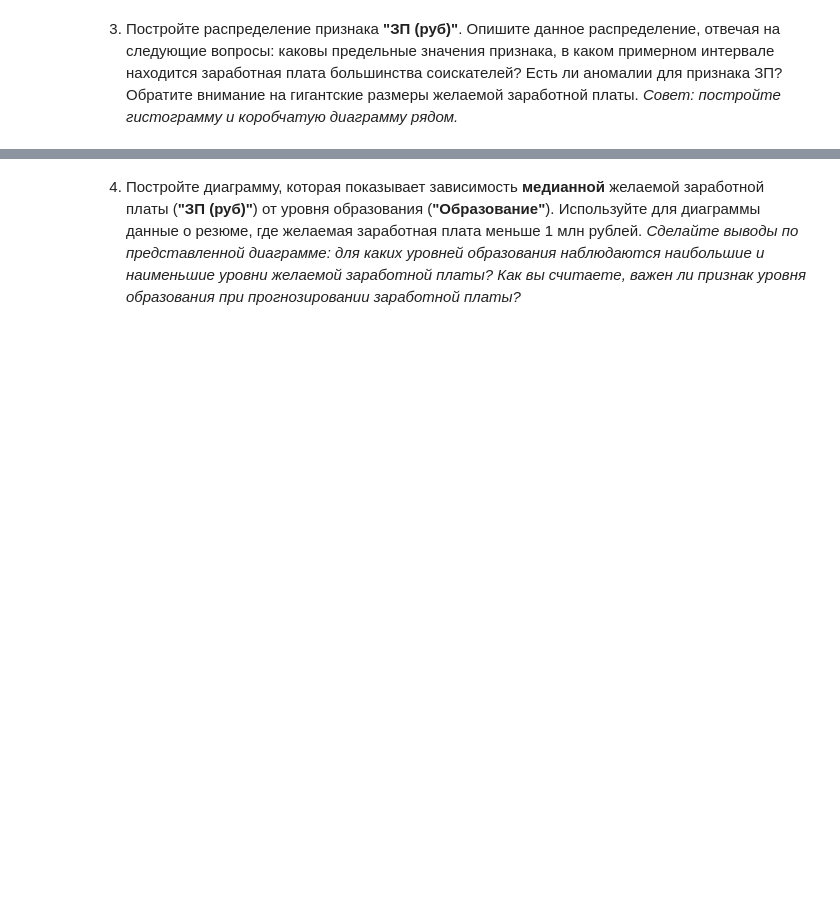
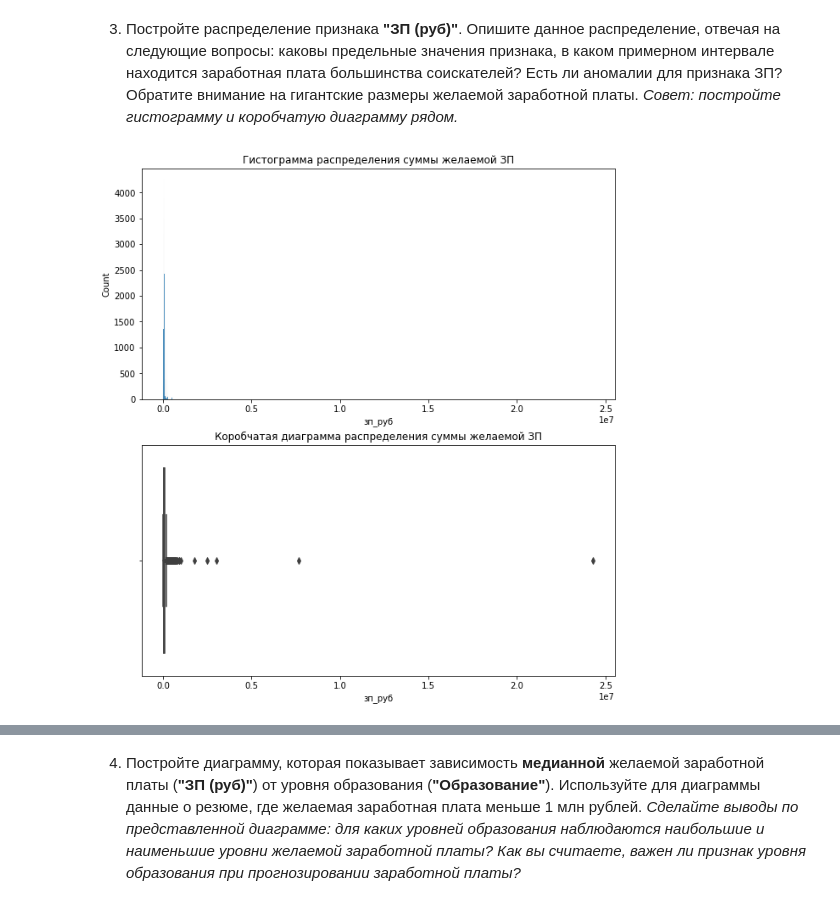
Before and after one commit to AndreiDS63/sf_data_science, a Jupyter notebook: project-1 HH/Ноутбук-шаблон Project 1.ipynb, the cells around one changed output, grey strips where cells are left out. Drawn from its saved outputs; the diff is of its cells as text; code cells hidden in the pictures; blank space fills up the shorter version.

```diff
--- a/project-1 HH/Ноутбук-шаблон Project 1.ipynb
+++ b/project-1 HH/Ноутбук-шаблон Project 1.ipynb
@@ -595,4 +641,21 @@ df = df.drop(['ЗП', 'зарплата_сумма', 'зарплата_валю
 3. Постройте распределение признака **"ЗП (руб)"**. Опишите данное распределение, отвечая на следующие вопросы: каковы предельные значения признака, в каком примерном интервале находится заработная плата большинства соискателей? Есть ли аномалии для признака ЗП? Обратите внимание на гигантские размеры желаемой заработной платы.
 *Совет: постройте гистограмму и коробчатую диаграмму рядом.*
 # %%
-# ваш код здесь
+# zp_log = np.log(df['зп_руб'])
+
+fig, axes = plt.subplots(nrows=2, ncols=1, figsize=(10, 11))
+histplot = sns.histplot(
+    data=df,
+    x='зп_руб',
+    ax=axes[0],
+);
+histplot.set_title('Гистограмма распределения суммы желаемой ЗП')
+
+boxplot = sns.boxplot(
+    data=df,
+    x='зп_руб',
+    ax=axes[1],
+);
+boxplot.set_title('Коробчатая диаграмма распределения суммы желаемой ЗП');
+# %% [output]
+[figure, added]
```
Also changed, not shown: parts of 28 cells of this notebook, 2 other files.
